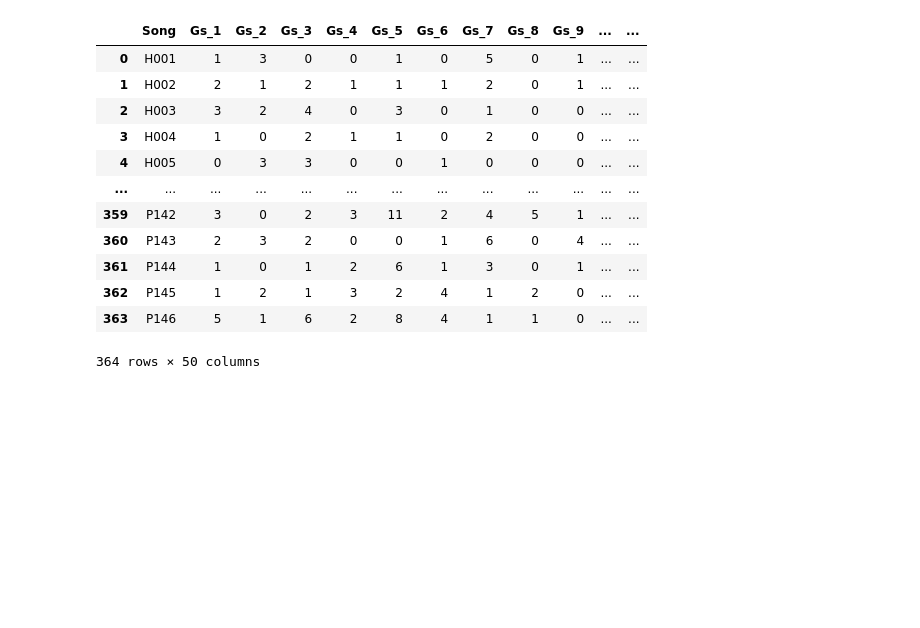
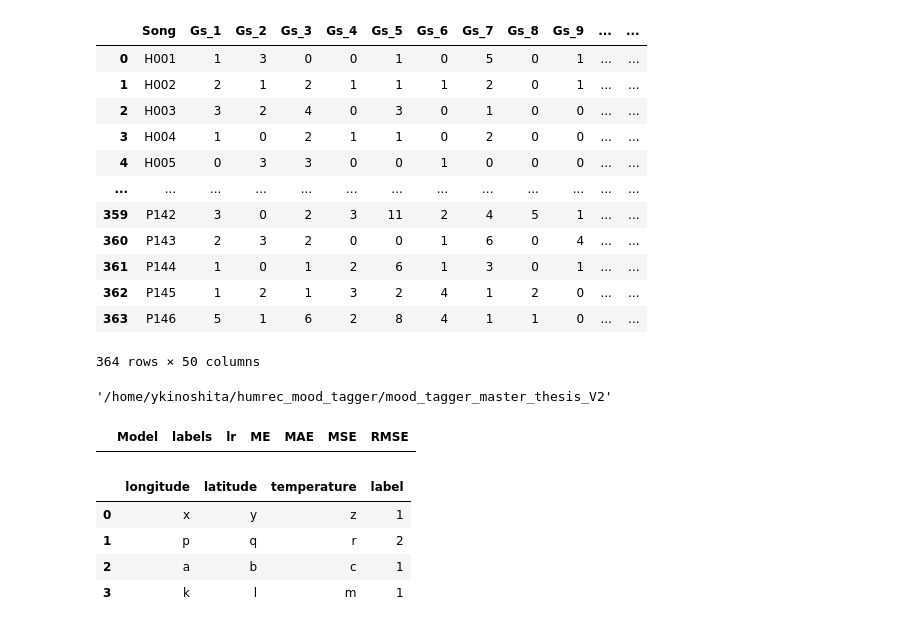
Before and after one commit to JPNMint/automatic_music_mood_tagging, a Jupyter notebook: mood_tagger_master_thesis_V2/meeting.ipynb, the cells around one changed output. Cells and saved outputs as stored; diff of their text form; code cells hidden in the pictures; blank space fills up the shorter version.

```diff
--- a/mood_tagger_master_thesis_V2/meeting.ipynb
+++ b/mood_tagger_master_thesis_V2/meeting.ipynb
@@ -180,0 +191,26 @@ pd.read_csv('/home/ykinoshita/humrec_mood_tagger/mood_tagger_master_thesis_V2/da
+# %%
+os.getcwd()
+# %% [output]
+'/home/ykinoshita/humrec_mood_tagger/mood_tagger_master_thesis_V2'
+# %%
+import pandas as pd
+
+pd.read_csv('/home/ykinoshita/humrec_mood_tagger/mood_tagger_master_thesis_V2/performance/model_performance_list.csv')
+# %% [output]
+|  | Model | labels | lr | ME | MAE | MSE | RMSE |
+# %%
+df = pd.DataFrame(
+    {
+        "longitude": ["x", "p", "a", "k"],
+        "latitude": ["y", "q", "b", "l"],
+        "temperature": ["z", "r", "c", "m"],
+        "label": [1, 2, 1, 1],
+    }
+)
+df
+# %% [output]
+|  | longitude | latitude | temperature | label |
+| 0 | x | y | z | 1 |
+| 1 | p | q | r | 2 |
+| 2 | a | b | c | 1 |
+| 3 | k | l | m | 1 |
```
Also changed, not shown: parts of 15 cells of this notebook, 10 other files.
